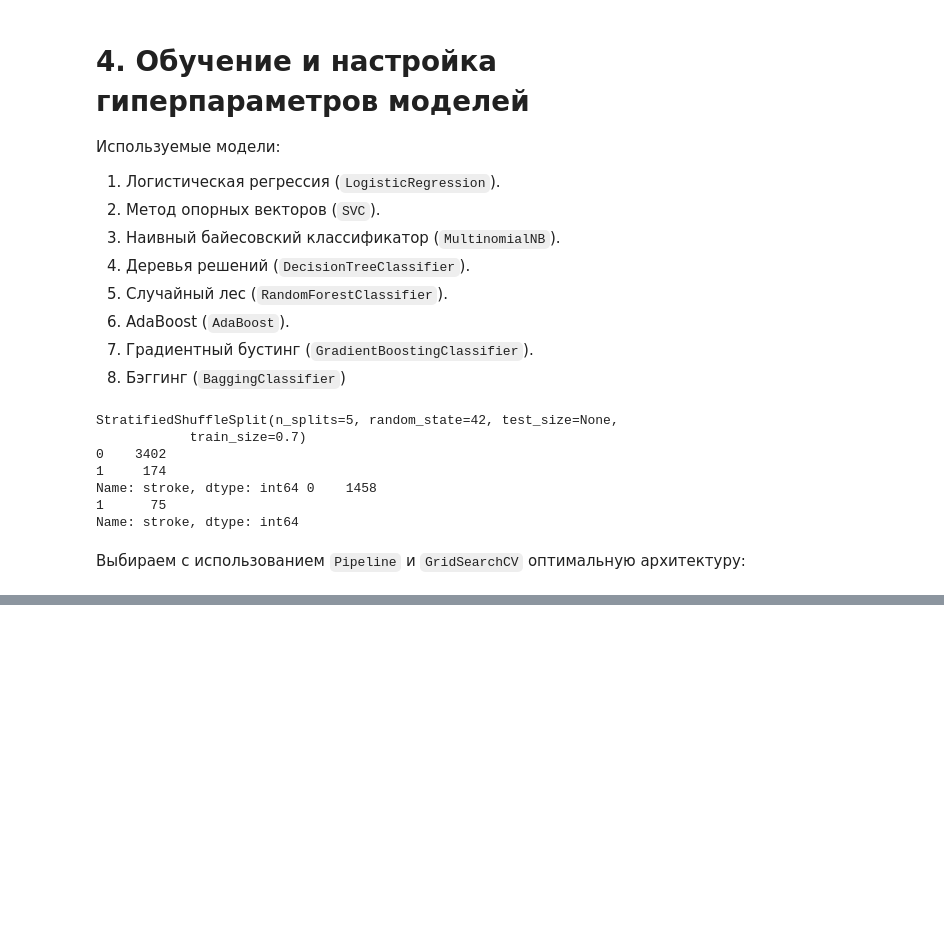
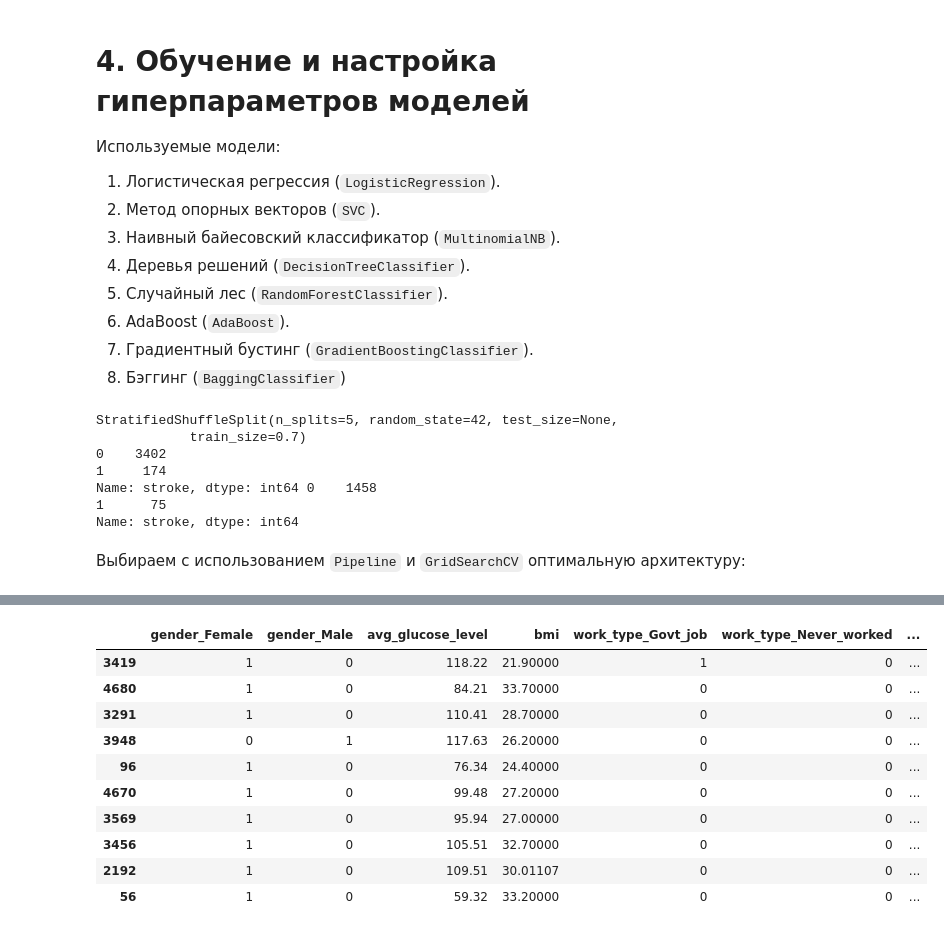
Before and after one commit to Loinen/ml_labs, a Jupyter notebook: ml_stroke_prediction.ipynb, the cells around one changed output, grey strips where cells are left out. Drawn from its saved outputs; the diff is of its cells as text; code cells hidden in the pictures; blank space fills up the shorter version.

```diff
--- a/ml_stroke_prediction.ipynb
+++ b/ml_stroke_prediction.ipynb
@@ -552,0 +703,14 @@ KeyboardInterrupt: ignored
+# %%
+pred.head(10)
+# %% [output]
+|  | gender_Female | gender_Male | avg_glucose_level | bmi | work_type_Govt_job | work_type_Never_worked | ... |
+| 3419 | 1 | 0 | 118.22 | 21.90000 | 1 | 0 | ... |
+| 4680 | 1 | 0 | 84.21 | 33.70000 | 0 | 0 | ... |
+| 3291 | 1 | 0 | 110.41 | 28.70000 | 0 | 0 | ... |
+| 3948 | 0 | 1 | 117.63 | 26.20000 | 0 | 0 | ... |
+| 96 | 1 | 0 | 76.34 | 24.40000 | 0 | 0 | ... |
+| 4670 | 1 | 0 | 99.48 | 27.20000 | 0 | 0 | ... |
+| 3569 | 1 | 0 | 95.94 | 27.00000 | 0 | 0 | ... |
+| 3456 | 1 | 0 | 105.51 | 32.70000 | 0 | 0 | ... |
+| 2192 | 1 | 0 | 109.51 | 30.01107 | 0 | 0 | ... |
+| 56 | 1 | 0 | 59.32 | 33.20000 | 0 | 0 | ... |
```
Also changed, not shown: parts of 15 cells of this notebook.
